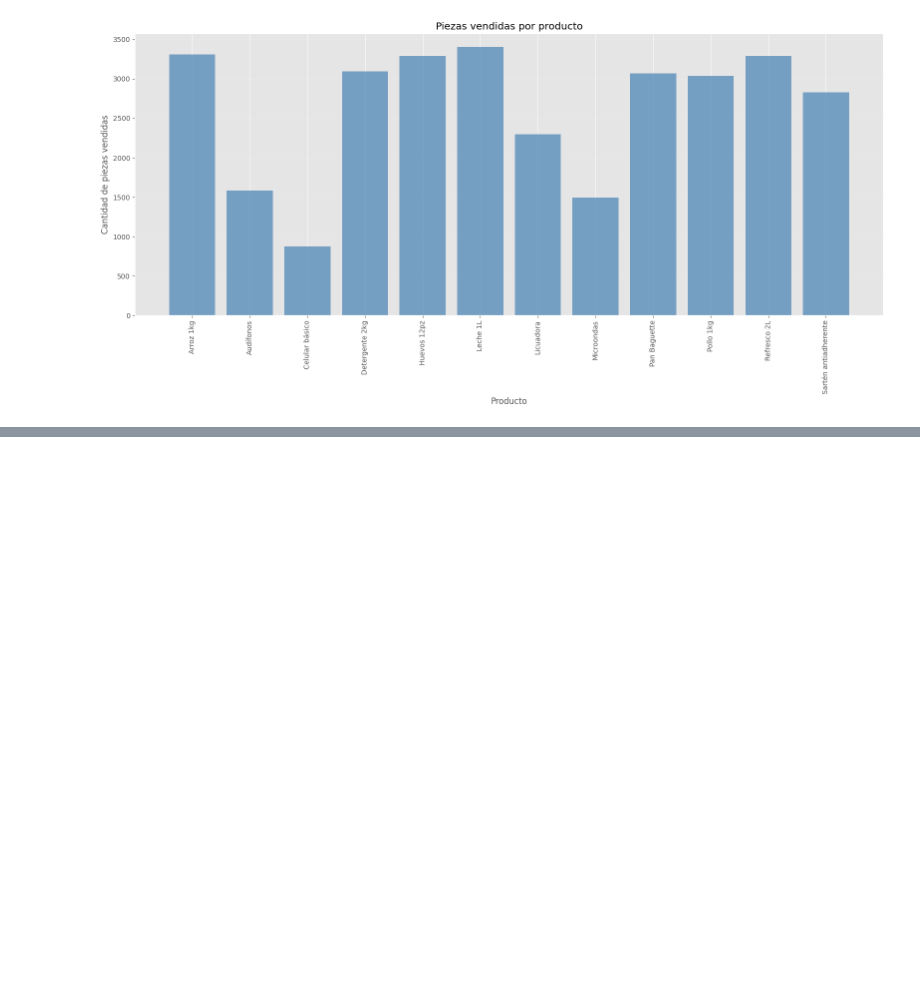
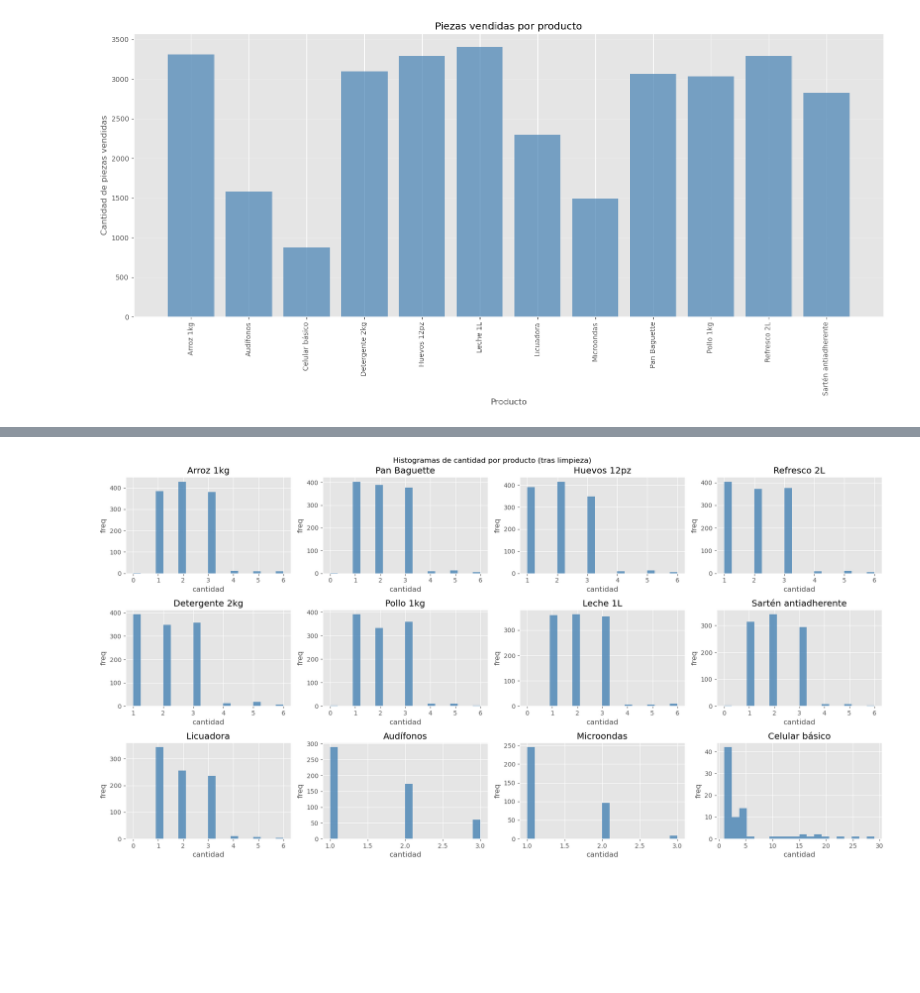
Before and after one commit to Davis2200/TareasAprendizaje, a Jupyter notebook: TareasAprendizaje/practica1/codigo/visualizacion.ipynb, the cells around one changed output, grey strips where cells are left out. Cells and saved outputs as stored; diff of their text form; code cells hidden in the pictures; blank space fills up the shorter version.

```diff
--- a/TareasAprendizaje/practica1/codigo/visualizacion.ipynb
+++ b/TareasAprendizaje/practica1/codigo/visualizacion.ipynb
@@ -80,0 +131,23 @@ plt.show()
+# %%
+
+# Histogramas por producto (Top N) tras la limpieza
+TOP_N_HIST = 16
+productos_top_hist = Tickets_sin_outliers['producto'].value_counts().head(TOP_N_HIST).index
+
+fig, axes = plt.subplots(4, 4, figsize=(18, 12))
+axes = axes.flatten()
+for ax, prod in zip(axes, productos_top_hist):
+    subset = Tickets_sin_outliers.loc[Tickets_sin_outliers['producto'] == prod, 'cantidad']
+    ax.hist(subset, bins=20, color='steelblue', alpha=0.8)
+    ax.set_title(str(prod)[:30])
+    ax.set_xlabel('cantidad')
+    ax.set_ylabel('freq')
+
+for ax in axes[len(productos_top_hist):]:
+    ax.axis('off')
+
+fig.suptitle('Histogramas de cantidad por producto (tras limpieza)')
+plt.tight_layout()
+plt.show()
+# %% [output]
+[figure, added]
```
Also changed, not shown: parts of 16 cells of this notebook, 4 other files.
